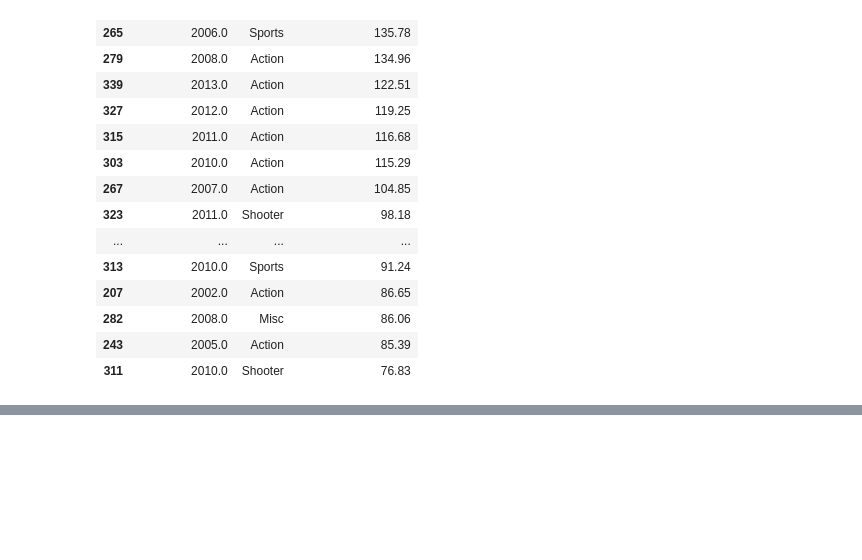
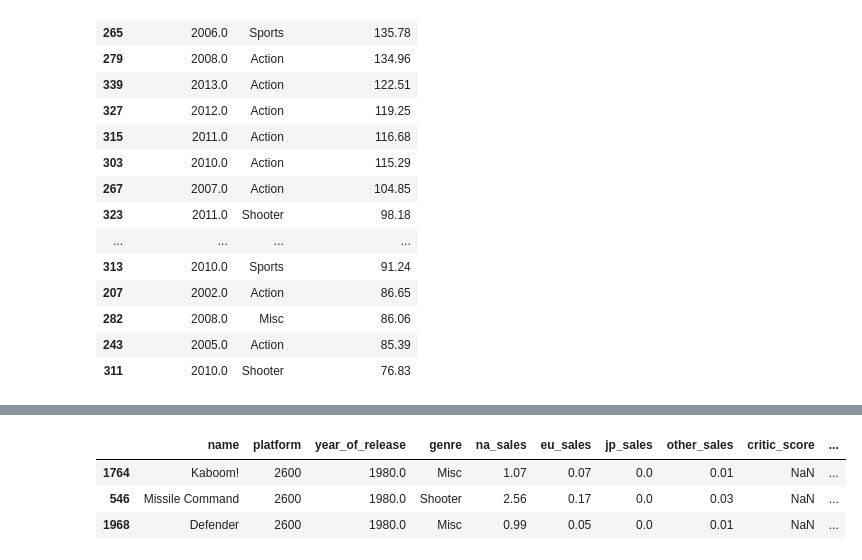
Before and after one commit to oliver-worth/GameStore-Ice-, a Jupyter notebook: IceEda-1.ipynb, the cells around one changed output, grey strips where cells are left out. Saved outputs shown, nothing was run; the diff lists cells and outputs as text; code cells hidden in the pictures; blank space fills up the shorter version.

```diff
--- a/IceEda-1.ipynb
+++ b/IceEda-1.ipynb
@@ -632,0 +781,7 @@ By looking at the DataFrame we can actually see that some years many other Genre
+# %%
+df.head(3)
+# %% [output]
+|  | name | platform | year_of_release | genre | na_sales | eu_sales | jp_sales | other_sales | critic_score | ... |
+| 1764 | Kaboom! | 2600 | 1980.0 | Misc | 1.07 | 0.07 | 0.0 | 0.01 | NaN | ... |
+| 546 | Missile Command | 2600 | 1980.0 | Shooter | 2.56 | 0.17 | 0.0 | 0.03 | NaN | ... |
+| 1968 | Defender | 2600 | 1980.0 | Misc | 0.99 | 0.05 | 0.0 | 0.01 | NaN | ... |
```
Also changed, not shown: parts of 19 cells of this notebook.
